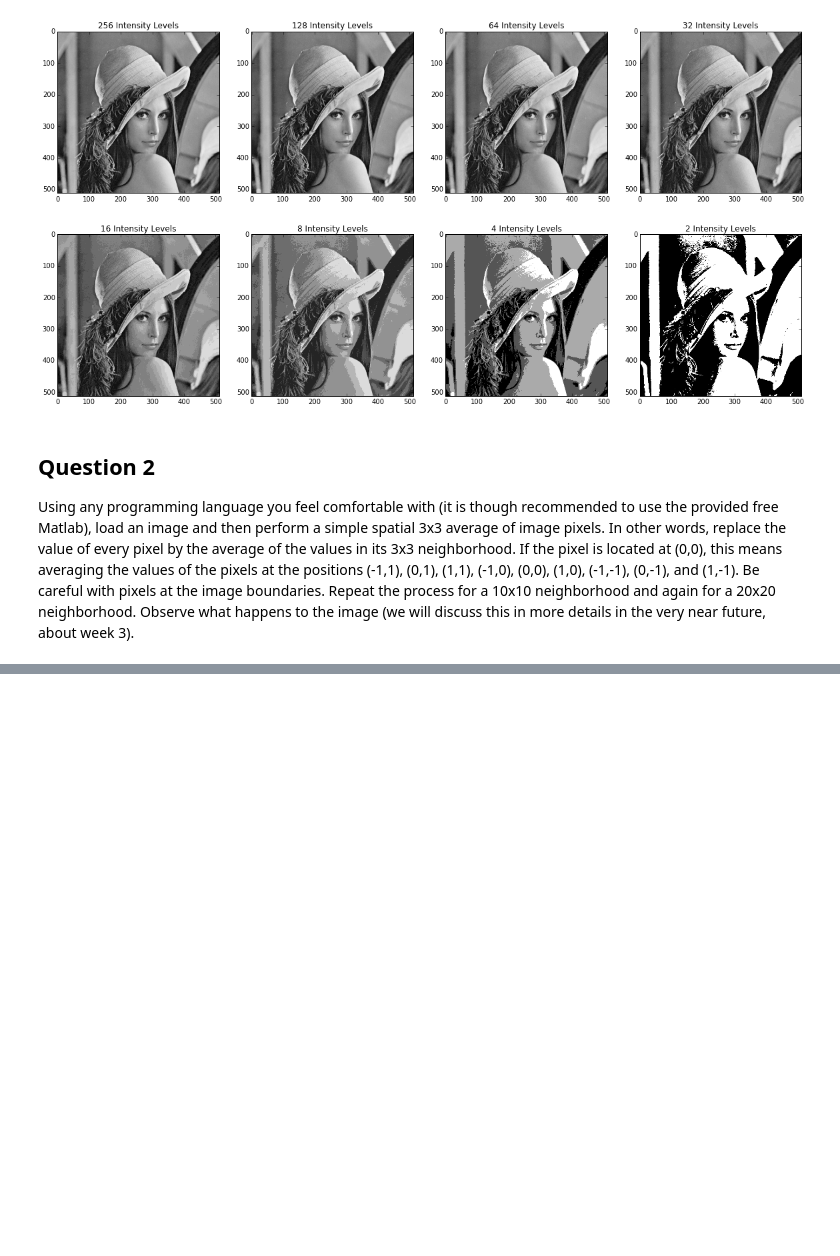
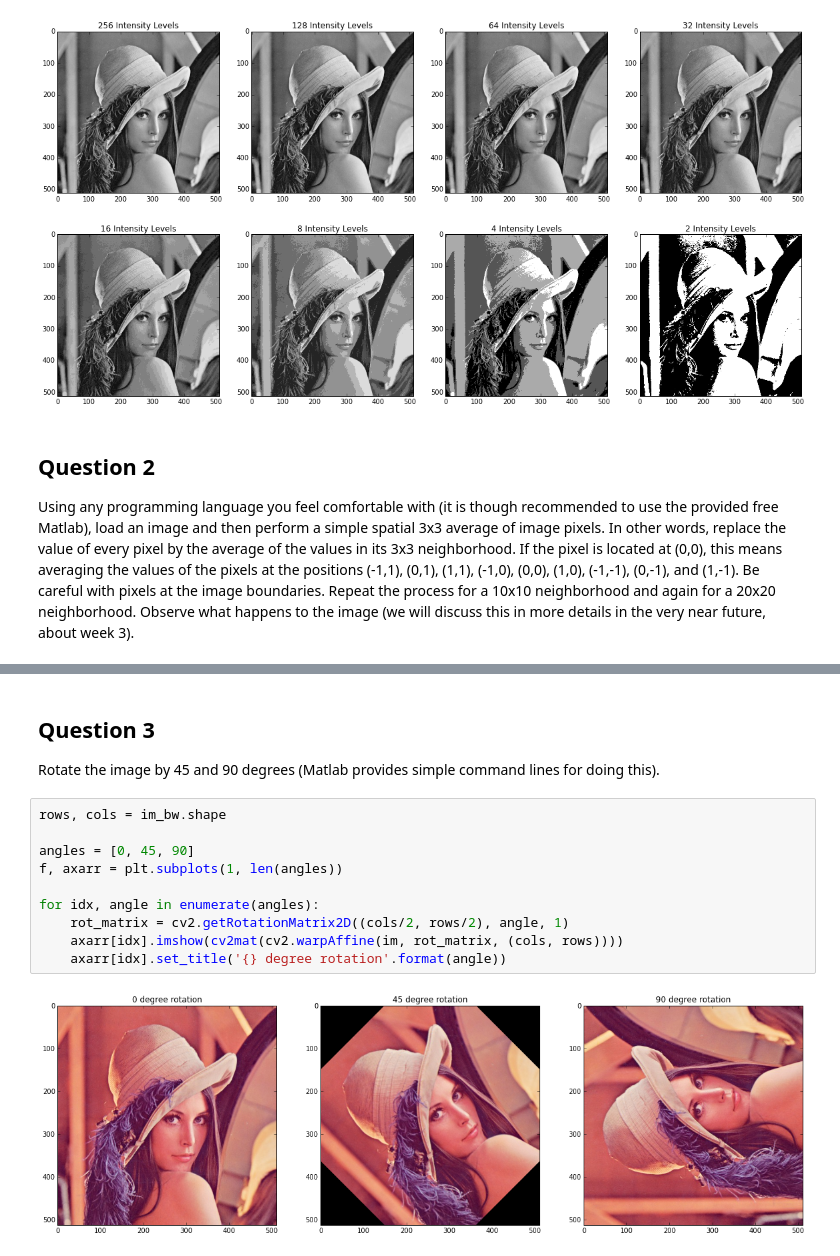
Before and after one commit to russellgeoff/Coursea-Images, a Jupyter notebook: Week 1.ipynb, the cells around one changed output, grey strips where cells are left out. Cells and saved outputs as stored; diff of their text form; blank space fills up the shorter version.

```diff
--- a/Week 1.ipynb
+++ b/Week 1.ipynb
@@ -92,0 +101,15 @@ for idx, kernel in enumerate(kernels):
+# %% [markdown]
+## Question 3
+Rotate the image by 45 and 90 degrees (Matlab provides simple command lines for doing this).
+# %%
+rows, cols = im_bw.shape
+
+angles = [0, 45, 90]
+f, axarr = plt.subplots(1, len(angles))
+
+for idx, angle in enumerate(angles):
+    rot_matrix = cv2.getRotationMatrix2D((cols/2, rows/2), angle, 1)
+    axarr[idx].imshow(cv2mat(cv2.warpAffine(im, rot_matrix, (cols, rows))))
+    axarr[idx].set_title('{} degree rotation'.format(angle))
+# %% [output]
+[figure, added]
```
Also changed, not shown: parts of 1 cell of this notebook.
